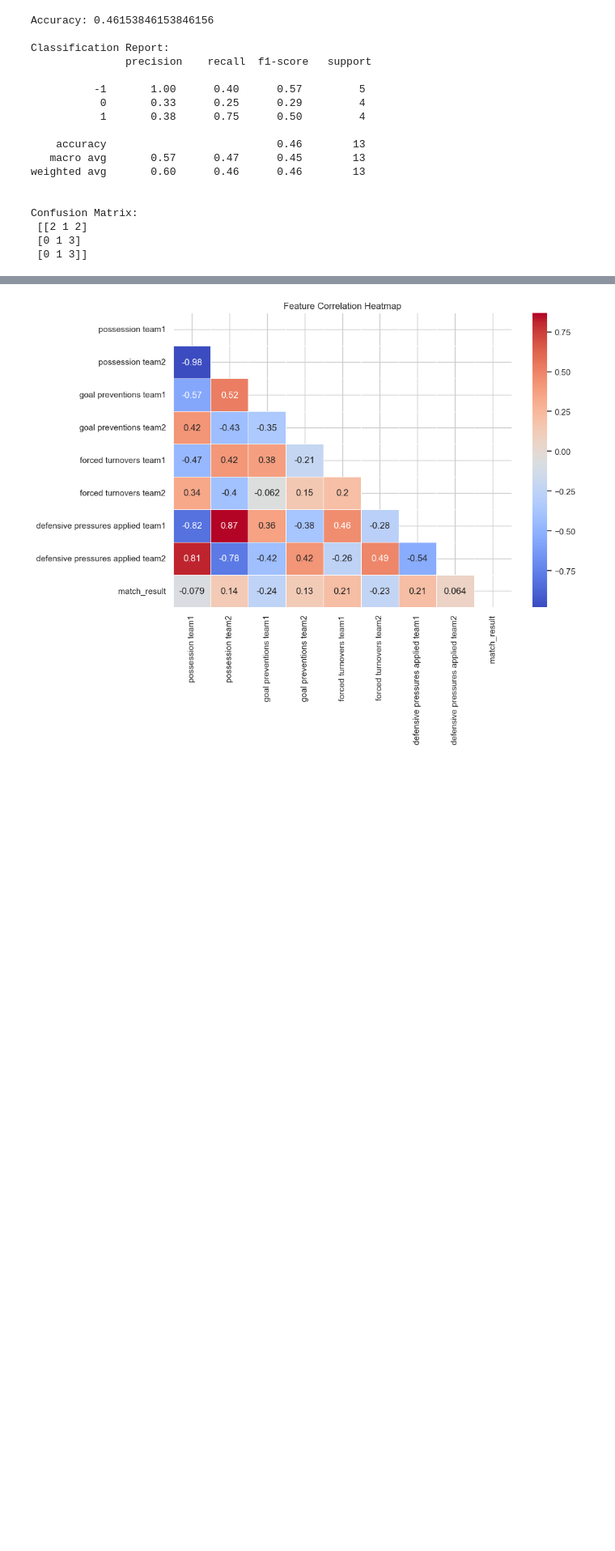
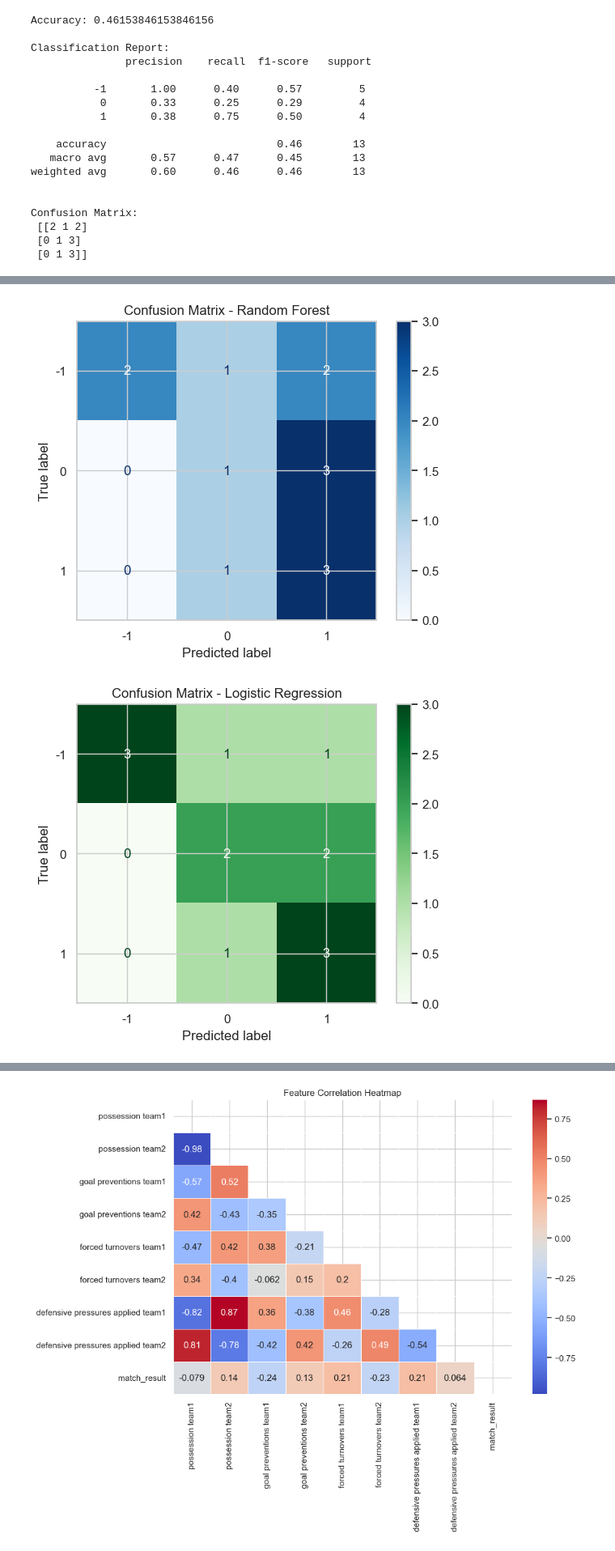
Before and after one commit to AquilIqbal/ostds_mini_project, a Jupyter notebook: fifa_analysis.ipynb, the cells around one changed output, grey strips where cells are left out. Shown: that part at 81% size. Drawn from its saved outputs; the diff is of its cells as text; code cells hidden in the pictures; blank space fills up the shorter version.

```diff
--- a/fifa_analysis.ipynb
+++ b/fifa_analysis.ipynb
@@ -114,0 +164,15 @@ Passing `palette` without assigning `hue` is deprecated and will be removed in v
+# %%
+from sklearn.metrics import ConfusionMatrixDisplay
+
+# Random Forest
+ConfusionMatrixDisplay.from_estimator(model, X_test_scaled, y_test, cmap='Blues')
+plt.title("Confusion Matrix - Random Forest")
+plt.show()
+
+# Logistic Regression
+ConfusionMatrixDisplay.from_estimator(log_model, X_test_scaled, y_test, cmap='Greens')
+plt.title("Confusion Matrix - Logistic Regression")
+plt.show()
+# %% [output]
+[figure, added]
+[figure, added]
```
Also changed, not shown: parts of 10 cells of this notebook, 2 other files.
